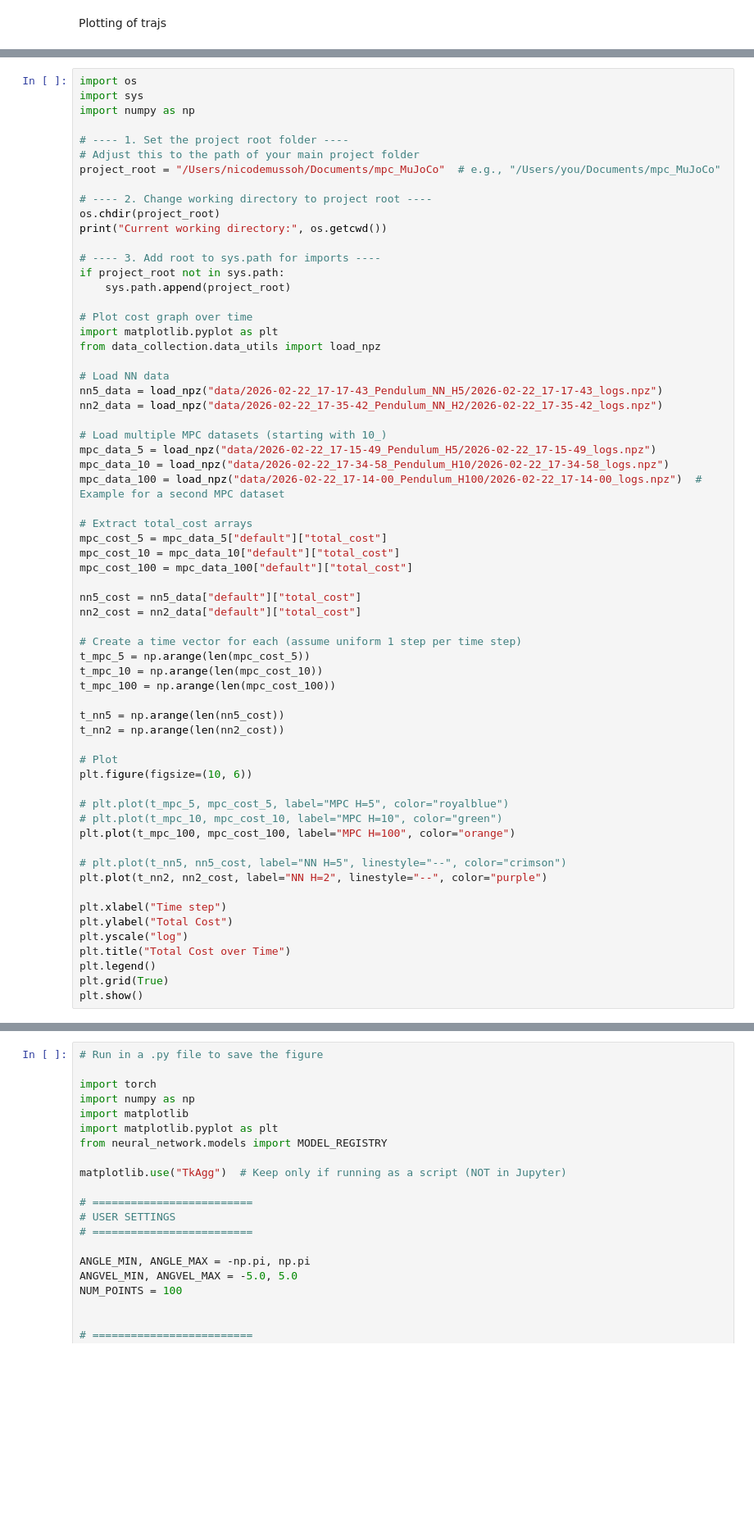
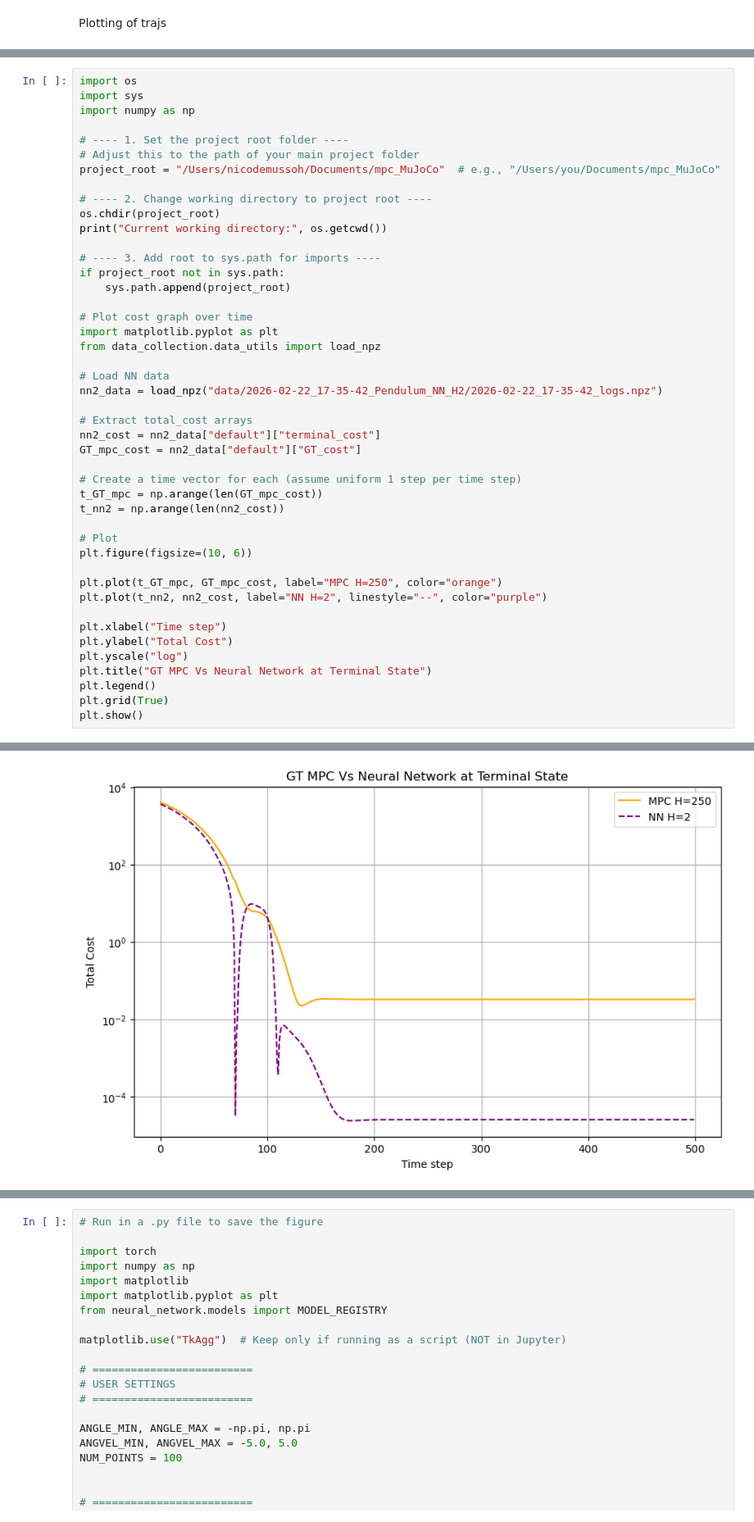
Before and after one commit to Nicosoh/mpc_MuJoCo, a Jupyter notebook: jupyter_notebooks/pendulum_post_processing.ipynb, the cells around one changed output, grey strips where cells are left out. Shown at 82% size. Cells and saved outputs as stored; diff of their text form; blank space fills up the shorter version.

Commit message:
changes for iiwa14, added NN model, dataset

```diff
--- a/jupyter_notebooks/pendulum_post_processing.ipynb
+++ b/jupyter_notebooks/pendulum_post_processing.ipynb
@@ -153,44 +249,27 @@ import matplotlib.pyplot as plt
 from data_collection.data_utils import load_npz
 
 # Load NN data
-nn5_data = load_npz("data/2026-02-22_17-17-43_Pendulum_NN_H5/2026-02-22_17-17-43_logs.npz")
 nn2_data = load_npz("data/2026-02-22_17-35-42_Pendulum_NN_H2/2026-02-22_17-35-42_logs.npz")
 
-# Load multiple MPC datasets (starting with 10_)
-mpc_data_5 = load_npz("data/2026-02-22_17-15-49_Pendulum_H5/2026-02-22_17-15-49_logs.npz")
-mpc_data_10 = load_npz("data/2026-02-22_17-34-58_Pendulum_H10/2026-02-22_17-34-58_logs.npz")
-mpc_data_100 = load_npz("data/2026-02-22_17-14-00_Pendulum_H100/2026-02-22_17-14-00_logs.npz")  # Example for a second MPC dataset
-
 # Extract total_cost arrays
-mpc_cost_5 = mpc_data_5["default"]["total_cost"]
-mpc_cost_10 = mpc_data_10["default"]["total_cost"]
-mpc_cost_100 = mpc_data_100["default"]["total_cost"]
-
-nn5_cost = nn5_data["default"]["total_cost"]
-nn2_cost = nn2_data["default"]["total_cost"]
+nn2_cost = nn2_data["default"]["terminal_cost"]
+GT_mpc_cost = nn2_data["default"]["GT_cost"]
 
 # Create a time vector for each (assume uniform 1 step per time step)
-t_mpc_5 = np.arange(len(mpc_cost_5))
-t_mpc_10 = np.arange(len(mpc_cost_10))
-t_mpc_100 = np.arange(len(mpc_cost_100))
-
-t_nn5 = np.arange(len(nn5_cost))
+t_GT_mpc = np.arange(len(GT_mpc_cost))
 t_nn2 = np.arange(len(nn2_cost))
 
 # Plot
 plt.figure(figsize=(10, 6))
 
-# plt.plot(t_mpc_5, mpc_cost_5, label="MPC H=5", color="royalblue")
-# plt.plot(t_mpc_10, mpc_cost_10, label="MPC H=10", color="green")
-plt.plot(t_mpc_100, mpc_cost_100, label="MPC H=100", color="orange")
-
-# plt.plot(t_nn5, nn5_cost, label="NN H=5", linestyle="--", color="crimson")
+plt.plot(t_GT_mpc, GT_mpc_cost, label="MPC H=250", color="orange")
 plt.plot(t_nn2, nn2_cost, label="NN H=2", linestyle="--", color="purple")
 
 plt.xlabel("Time step")
 plt.ylabel("Total Cost")
 plt.yscale("log")
-plt.title("Total Cost over Time")
+plt.title("GT MPC Vs Neural Network at Terminal State")
 plt.legend()
 plt.grid(True)
 plt.show()
+# %% [output]
@@ -197,3 +282,4 @@ plt.show()
+[figure, added]
 # %%
 # Plot absolute error between NN H=2 and MPC H=100
 import numpy as np
```
Also changed, not shown: parts of 5 cells of this notebook, 7 other files.
